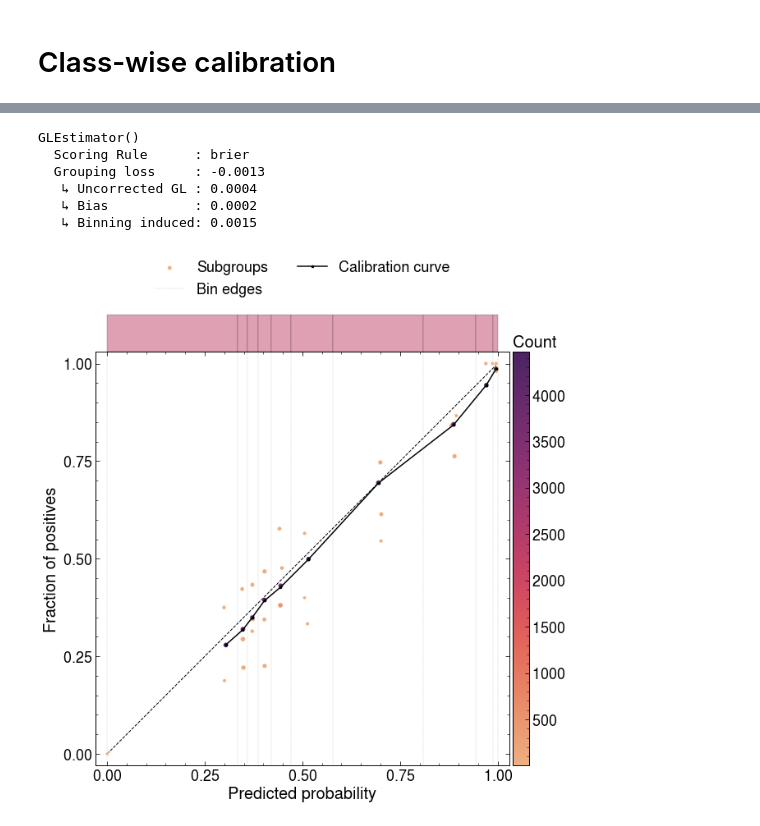
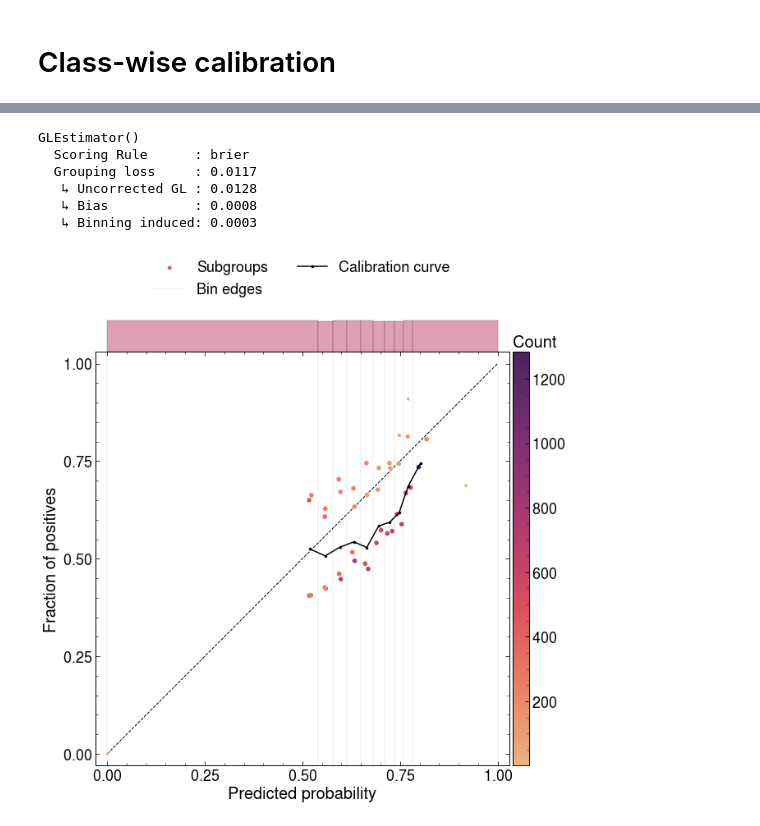
Before and after one commit to choisant/imcalML, a Jupyter notebook: notebooks/calibration.ipynb, the cells around one changed output, grey strips where cells are left out. Saved outputs shown, nothing was run; the diff lists cells and outputs as text; code cells hidden in the pictures.

```diff
--- a/notebooks/calibration.ipynb
+++ b/notebooks/calibration.ipynb
@@ -134,7 +156,7 @@ for i in range(CLASSES):
 # %%
 
 df = pd.DataFrame(dict(zip(["Truth", "Predictions"], [truth, preds])))
-predicted_conf = [values[i, int(j)].tolist() for i,j in enumerate(preds.tolist())]
+predicted_conf = [confidences[i, int(j)].tolist() for i,j in enumerate(preds.tolist())]
 df["Confidence"] = predicted_conf
 correct_conf = np.zeros(len(df))
 for i in range(len(df)):
@@ -233,5 +236,5 @@ torch.Size([7500])
 # %%
-glest.fit(data_X, correct_conf)
+glest.fit(embeddings, correct_conf)
 # %% [output]
 GLEstimator()
   Scoring Rule      : brier
@@ -257,7 +260,7 @@ from glest.core import Partitioner
 partitioner = Partitioner.from_name("decision_tree", n_bins=10, strategy="quantile")
 
 glest = GLEstimator(predicted_conf, partitioner=partitioner, train_size=0.5, random_state=0)
-glest.fit(data_X, correct_conf)
+glest.fit(embeddings, correct_conf)
 fig = glest.plot(fig_kw=dict(figsize=(10, 10)))
 print(glest)
 # %% [output]
@@ -275,7 +278,7 @@ partitioner_est = DecisionTreeClassifier(max_depth=10, random_state=0)
 partitioner = Partitioner(partitioner_est, n_bins=10, strategy="quantile", predict_method="apply")
 
 glest = GLEstimator(predicted_conf, partitioner=partitioner, train_size=0.5, random_state=0)
-glest.fit(data_X, correct_conf)
+glest.fit(embeddings, correct_conf)
 fig = glest.plot(fig_kw=dict(figsize=(10, 10)))
 print(glest)
 # %% [output]
@@ -289,18 +292,18 @@ GLEstimator()
 # %%
 from sklearn.cluster import KMeans
 
 partitioner_est = KMeans(n_clusters=4, random_state=0, n_init="auto")
 partitioner = Partitioner(partitioner_est, n_bins=10, strategy="quantile", predict_method="predict")
 
 glest = GLEstimator(predicted_conf, partitioner=partitioner, train_size=0.5, random_state=0)
-glest.fit(data_X, correct_conf)
+glest.fit(embeddings, correct_conf)
 fig = glest.plot(fig_kw=dict(figsize=(10, 10)))
 print(glest)
 # %% [output]
 GLEstimator()
   Scoring Rule      : brier
-  Grouping loss     : -0.0013
-   ↳ Uncorrected GL : 0.0004
-   ↳ Bias           : 0.0002
-   ↳ Binning induced: 0.0015
+  Grouping loss     : 0.0117
+   ↳ Uncorrected GL : 0.0128
+   ↳ Bias           : 0.0008
+   ↳ Binning induced: 0.0003
-[figure, old version]
+[figure, new version]
```
Also changed, not shown: parts of 16 cells of this notebook, 16 other files.
